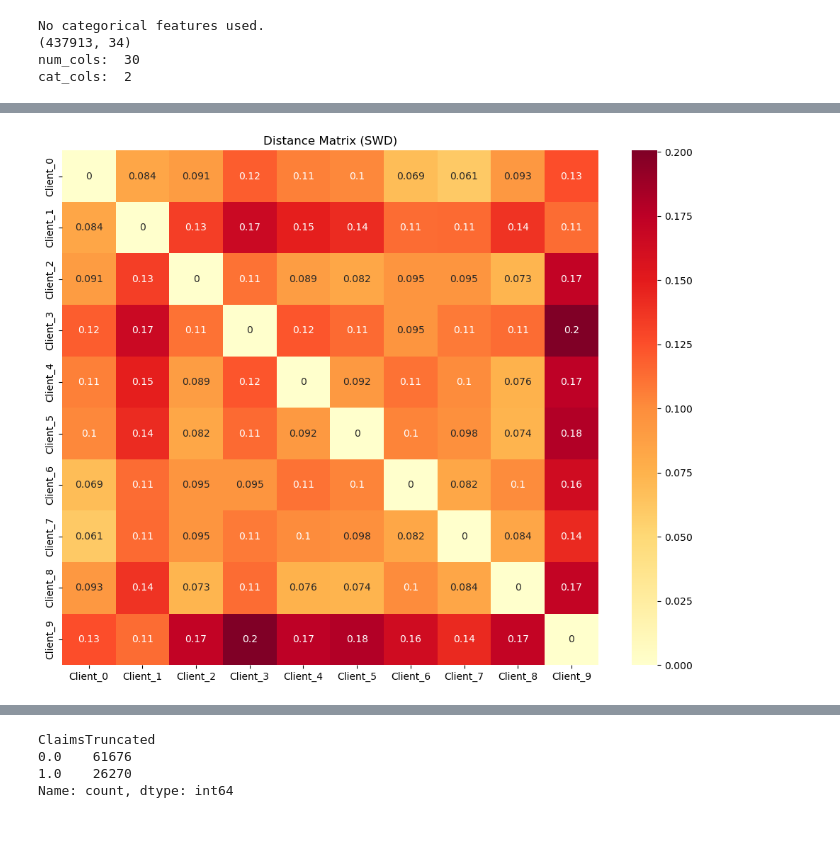
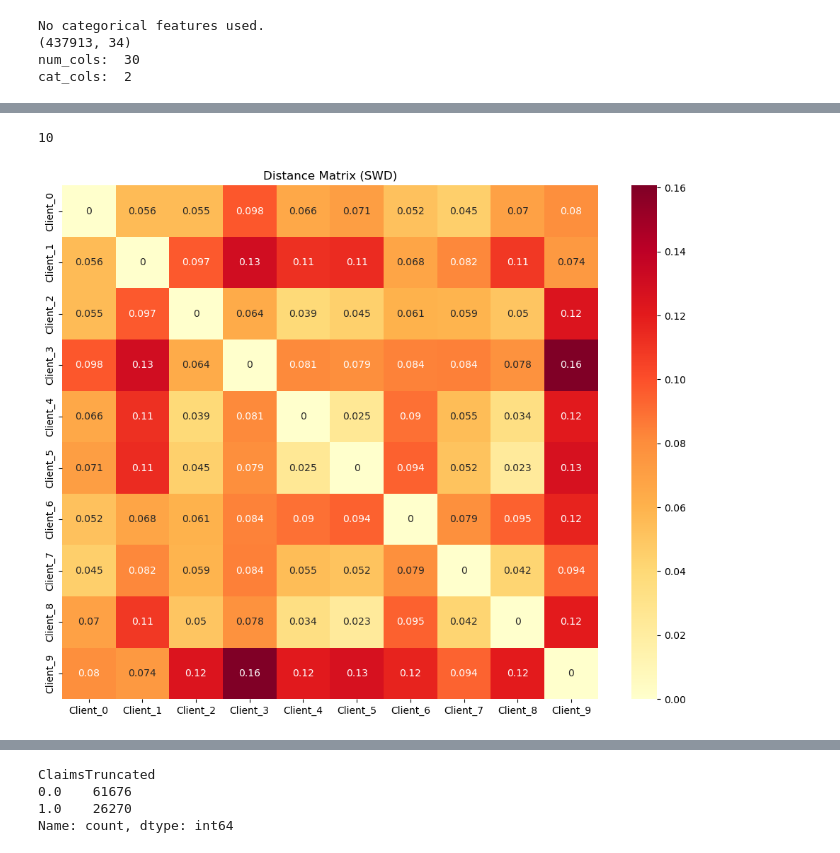
Before and after one commit to sitaomin1994/federated_imputation, a Jupyter notebook: notebook/data_preprocessing.ipynb, the cells around one changed output, grey strips where cells are left out. Saved outputs shown, nothing was run; the diff lists cells and outputs as text; code cells hidden in the pictures.

```diff
--- a/notebook/data_preprocessing.ipynb
+++ b/notebook/data_preprocessing.ipynb
@@ -169,14 +169,7 @@ class DistanceAnalyzer:
         X_num = df[self.features_numerical].copy()
         X_bin = df[self.features_binary].copy()
 
-        # 标准化数值特征
-        scaler = StandardScaler()
-        X_num_scaled = scaler.fit_transform(X_num)
-
-        # 合并特征
-        X_combined = np.hstack([X_num_scaled, X_bin.values])
-
-        return X_combined
+        return X_num.values
 
     def reduce_dimensions(self, data):
         """降维处理"""
@@ -212,6 +205,10 @@ class DistanceAnalyzer:
             b = np.ones(len(data2)) / len(data2)
             M = ot.dist(data1, data2)
             return ot.sinkhorn2(a, b, M, 0.01)
+        elif self.distance_method == 'correlation':
+            corr_data1 = np.corrcoef(data1.T)
+            corr_data2 = np.corrcoef(data2.T)
+            return np.linalg.norm(corr_data1 - corr_data2)
         else:
             raise ValueError(f"Unsupported distance method: {self.distance_method}")
 
@@ -238,7 +235,7 @@ class DistanceAnalyzer:
         self.distance_matrix = distance_matrix
 
         for i in range(self.n_hospitals):
-            for j in range(i+1, self.n_hospitals):
+            for j in range(i, self.n_hospitals):
                 dist = self.compute_distance(processed_data[i], processed_data[j])
                 distance_matrix[i][j] = dist
                 distance_matrix[j][i] = dist
@@ -975,13 +972,21 @@ sample_pct = 0.4
 provider_counts = df[split_col[0]].value_counts()
 provider_selected = provider_counts.index[0:selected_providers]
 print(provider_selected)
-df = df[df[split_col[0]].isin(provider_selected)]
+
+# remove provider 3 and 9
+#retain_idx = [0, 2, 4, 7, 8]
+retain_idx = list(range(provider_selected.shape[0]))
+provider_selected = [provider for idx, provider in enumerate(provider_selected) if idx in retain_idx]
+print(provider_selected)
+
 print(df.shape)
 df_sample = df.sample(frac=sample_pct, random_state=42)
+print(df_sample[split_col[0]].value_counts())
 print(df_sample.shape)
-print(df_sample[split_col[0]].value_counts())
 
 # split indices
+df_sample = df_sample[df_sample[split_col[0]].isin(provider_selected)]
+print(df_sample.shape)
 df_rets = [df_sub for _, df_sub in df_sample.groupby(split_col[0])]
 print([df_sub.shape for df_sub in df_rets])
 
@@ -989,7 +994,7 @@ df_rets = [df_sub.reset_index(drop = True) for df_sub in df_rets]
 split_indices = np.cumsum([df_sub.shape[0] for df_sub in df_rets[:-1]])
 print(split_indices)
 
-data = pd.concat(df_rets, axis = 0)
+data = pd.concat(df_rets, axis = 0, ignore_index = True)
 data = data.drop(columns = split_col)
 print(data.shape)
 data
@@ -1030,17 +1032,20 @@ Name: count, dtype: int64
+# %%
+data_list = [item for item in df_rets]
+print(len(data_list))
+# %% [output]
+10
 # %%
-data_list = [item.drop(columns = [target]) for item in df_rets]
-
 analyzer = DistanceAnalyzer(
         data_list=data_list,
         features_numerical=num_cols,
         features_binary=cat_cols,
         distance_method='swd',
         dim_reduction=None,
-        n_components=10,
+        n_components=5,
         n_projections=300
     )
 
 # Distance Matrix
 distance_matrix = analyzer.compute_distance_matrix(figsize=(10, 8))
 # %% [output]
-[figure, old version]
+[figure, new version]
```
Also changed, not shown: parts of 16 cells of this notebook, 28 other files.
